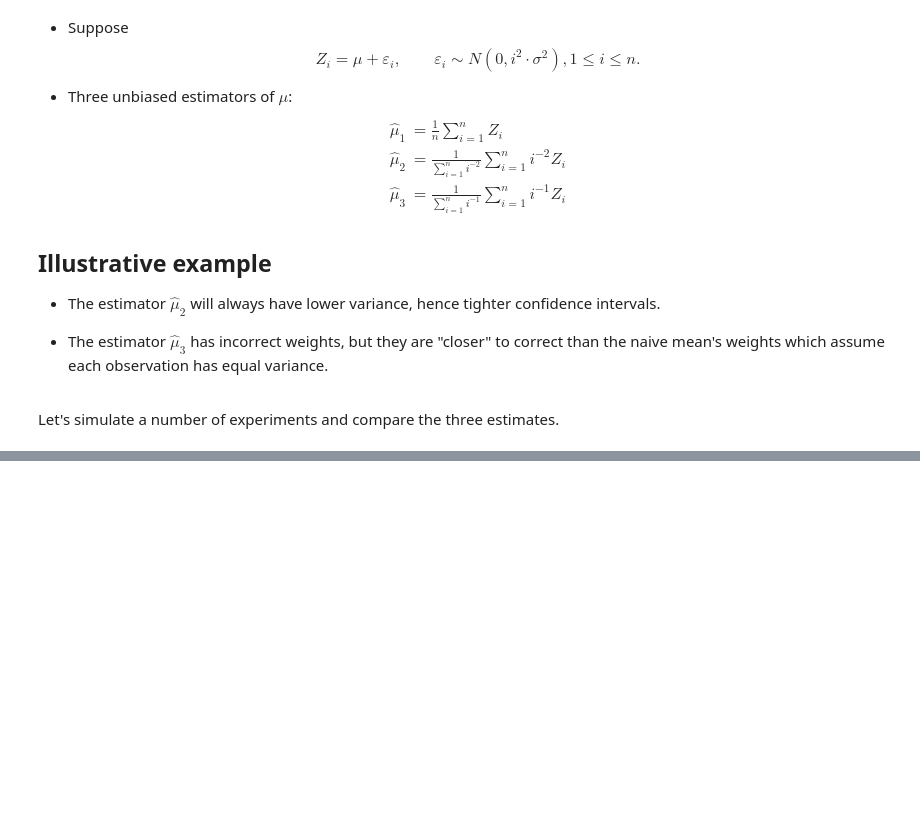
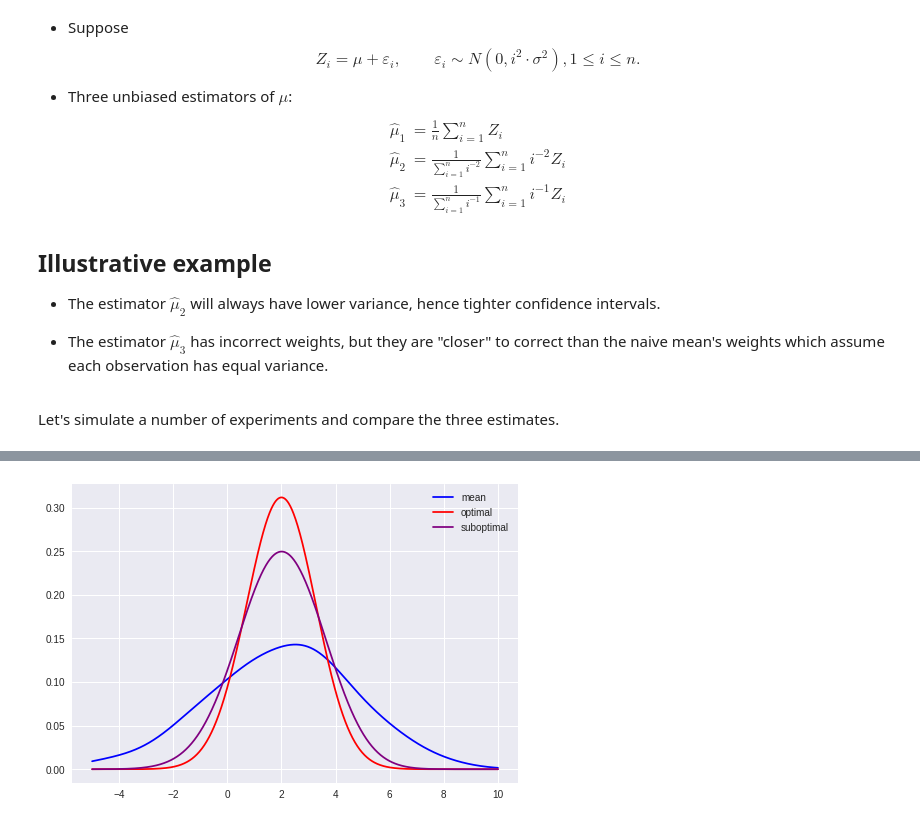
Before and after one commit to DoosanJung/stanford-stats191-python, a Jupyter notebook: 9_transformations_wls.ipynb, the cells around one changed output, grey strips where cells are left out. Saved outputs shown, nothing was run; the diff lists cells and outputs as text; code cells hidden in the pictures; blank space fills up the shorter version.

```diff
--- a/9_transformations_wls.ipynb
+++ b/9_transformations_wls.ipynb
@@ -932,0 +1157,5 @@ Let's simulate a number of experiments and compare the three estimates.
+# %%
+plt.legend()
+plt.show()
+# %% [output]
+[figure, added]
```
Also changed, not shown: parts of 33 cells of this notebook.
